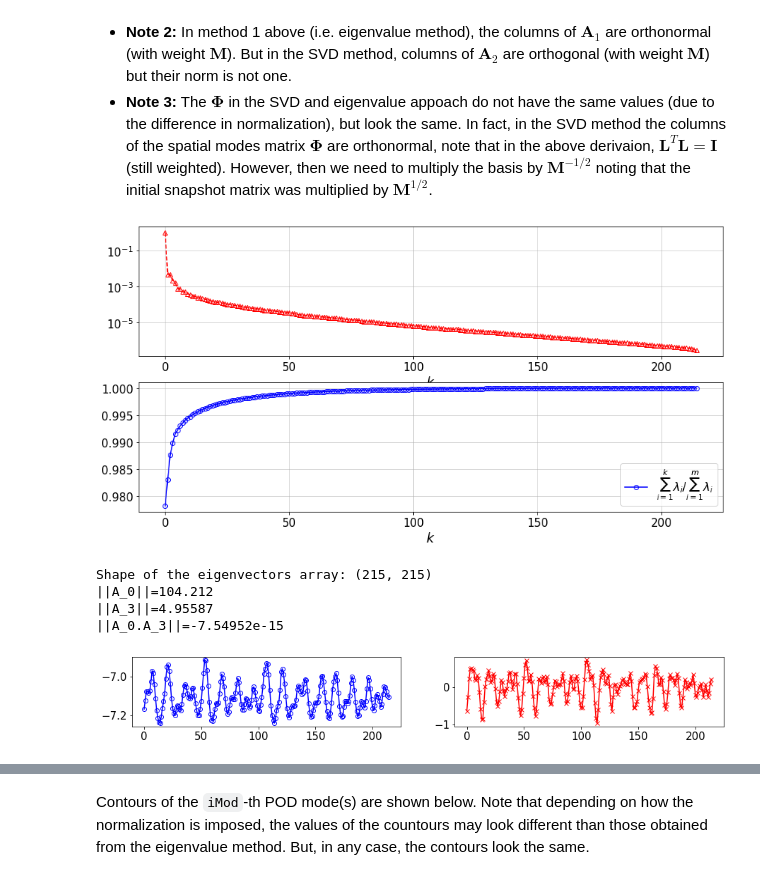
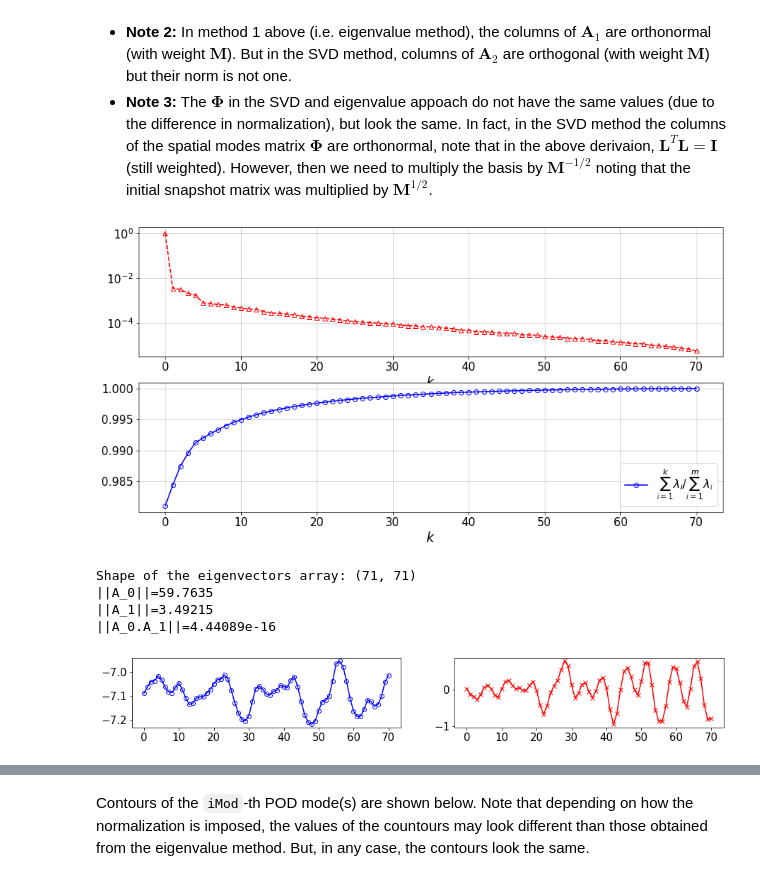
Before and after one commit to KTH-Nek5000/TurbCourse, a Jupyter notebook: pod/mixlay2d/pod_2dmixlayer.ipynb, the cells around one changed output, grey strips where cells are left out. Saved outputs shown, nothing was run; the diff lists cells and outputs as text; code cells hidden in the pictures.

```diff
--- a/pod/mixlay2d/pod_2dmixlayer.ipynb
+++ b/pod/mixlay2d/pod_2dmixlayer.ipynb
@@ -72,8 +72,8 @@ doPickle=True  #if True, a pickle database from Nek data is created
 if doPickle:
    qoiName=['temperature','pressure','ux','uy']   #list of QoIs whose data to be read
    #range of snapshots to be included in the DB
-   start_=1   #ID of the starting file, e.g. 5 -> caseName0.f00005
-   end_=215     #ID of the end file
+   start_=30   #ID of the starting file, e.g. 5 -> caseName0.f00005
+   end_=100     #ID of the end file
 #-----------------------------------------------------
 
 #Create a pickle database or read an already existing pickle database
@@ -424,25 +431,25 @@ plt.legend(loc='best')
 plt.grid()
 plt.show()
 # %% [output]
-[figure, old version]
+[figure, new version]
 # %%
 #temporal coeffcients A
 print('Shape of the eigenvectors array:',A2.shape)
 iMod1=0
-iMod2=3
+iMod2=1
 print('||A_%d||=%g' %(iMod1,la.norm(A2[:,iMod1])))
 print('||A_%d||=%g' %(iMod2,la.norm(A2[:,iMod2])))
 print('||A_%d.A_%d||=%g' %(iMod1,iMod2,np.dot(A2[:,iMod1],A2[:,iMod2])))
 
 plt.figure(figsize=(15,4))
 plt.subplot(221)
 plt.plot(A2[:,iMod1],'-ob')
 plt.subplot(222)
 plt.plot(A2[:,iMod2],'-xr')
 plt.show()
 # %% [output]
-Shape of the eigenvectors array: (215, 215)
-||A_0||=104.212
-||A_3||=4.95587
-||A_0.A_3||=-7.54952e-15
+Shape of the eigenvectors array: (71, 71)
+||A_0||=59.7635
+||A_1||=3.49215
+||A_0.A_1||=4.44089e-16
-[figure, old version]
+[figure, new version]
```
Also changed, not shown: parts of 16 cells of this notebook, 4 other files.
